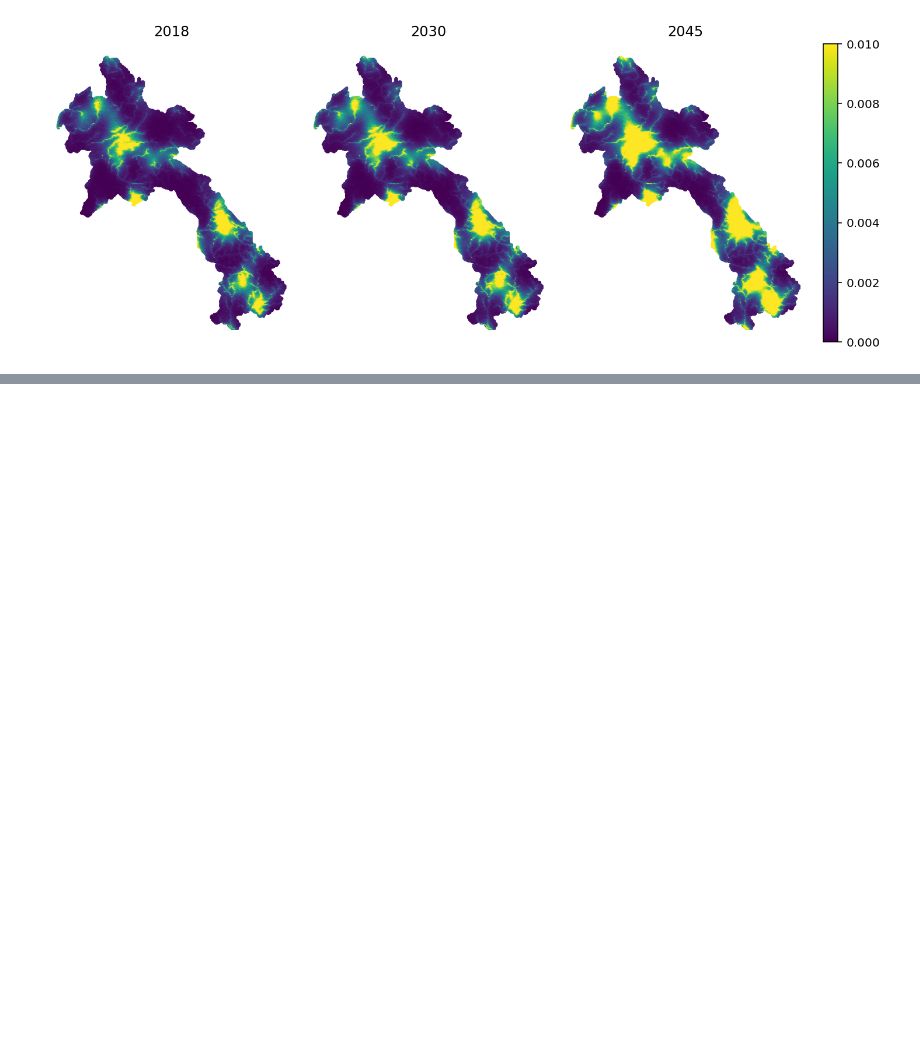
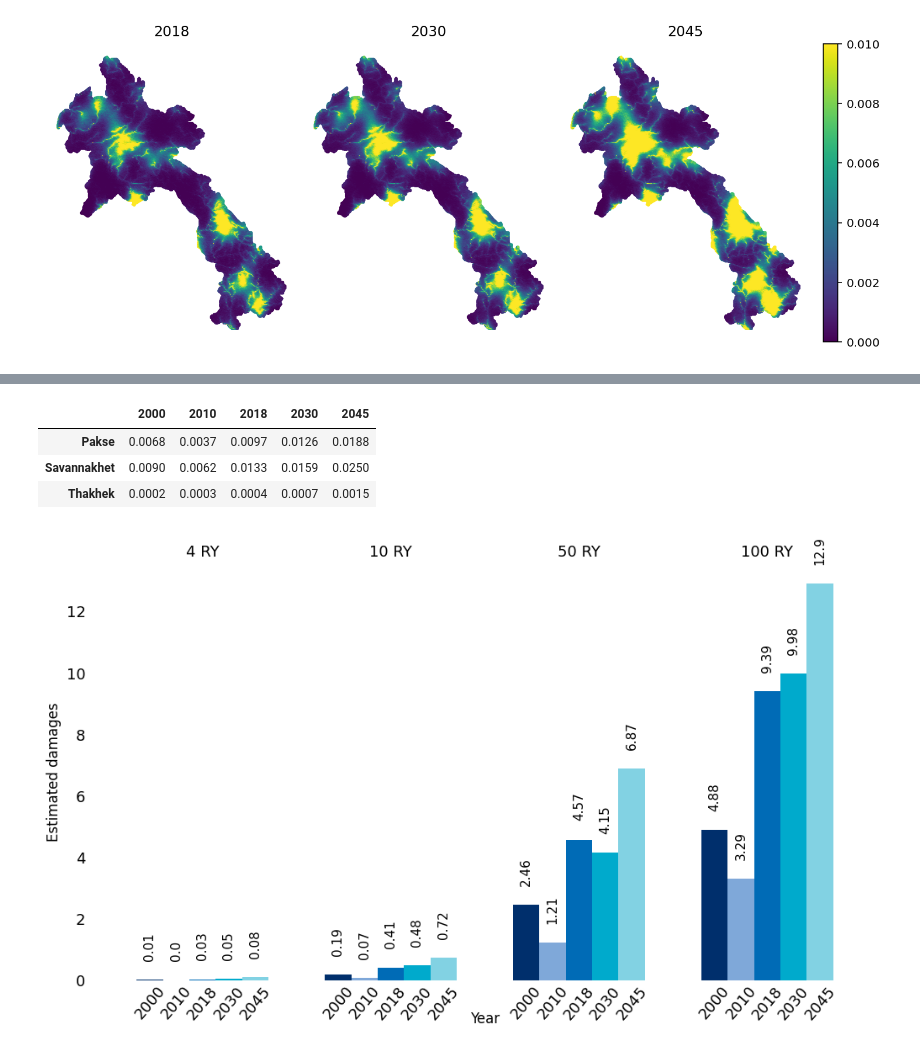
Before and after one commit to jessegrabowski/laos-climate-change, a Jupyter notebook: notebooks/final_paper/05b_geo_model_laos_neigh.ipynb, the cells around one changed output, grey strips where cells are left out. Drawn from its saved outputs; the diff is of its cells as text; code cells hidden in the pictures; blank space fills up the shorter version.

```diff
--- a/notebooks/final_paper/05b_geo_model_laos_neigh.ipynb
+++ b/notebooks/final_paper/05b_geo_model_laos_neigh.ipynb
@@ -800,0 +867,65 @@ for year, n in zip(years_plot, range(0,3) ):
+# %%
+places_prob = pd.DataFrame(index=best_loc_index.keys())
+for year in [2000, 2010, 2018, 2030, 2045]:
+    for place in list(best_loc_index.keys()):
+        places_prob.loc[place, year] = model_sea_full_predictions_geo_laos[year]['y_hat'].loc[best_loc_index[place], :]['yhat_freq']
+
+places_prob
+# %% [output]
+|  | 2000 | 2010 | 2018 | 2030 | 2045 |
+| Pakse | 0.0068 | 0.0037 | 0.0097 | 0.0126 | 0.0188 |
+| Savannakhet | 0.0090 | 0.0062 | 0.0133 | 0.0159 | 0.0250 |
+| Thakhek | 0.0002 | 0.0003 | 0.0004 | 0.0007 | 0.0015 |
+# %%
+import matplotlib.pyplot as plt
+import numpy as np
+years_plot = [2000, 2010, 2018, 2030, 2045]
+
+OECD_colors = ["#002F6C", "#7FA8D9", "#006BB6", "#00AACC", "#82D2E3"]
+
+fig, axes = plt.subplots(1, 1, figsize=(10, 6), sharex=True)
+
+data_plot = return_years_pakse.head(4).reset_index().sort_index(ascending=False).set_index('return_years')
+
+bars = data_plot.plot(
+    kind='bar',
+    ax=axes,
+    color=OECD_colors,
+    width=0.7
+)
+
+# Add value labels with vertical separation
+label_offset_a = 0.7
+label_offset_b = 0.1
+
+for bar_container in bars.containers:
+    for i, bar in enumerate(bar_container):
+        height = bar.get_height()
+        x_pos = bar.get_x() + bar.get_width() / 2
+        y_pos = height + label_offset_a
+
+        formatted_height = f"{round(height, 2):,}".replace(",", " ")
+
+        axes.text(x_pos, y_pos, formatted_height,
+                  fontsize=11, color='black', ha='center', rotation=90)
+
+# Add year labels below each bar
+for bar_container, year in zip(bars.containers, years_plot):
+    for bar in bar_container:
+        height = bar.get_height()
+        x_pos = bar.get_x() + bar.get_width() / 2
+        y_pos = -label_offset_b
+        axes.text(x_pos, y_pos, f'{year}', fontsize=13, color='black', ha='center', va='top', rotation=50)
+
+axes.get_legend().remove()
+
+axes.set_ylabel('Estimated damages', fontsize=12)
+axes.set_xlabel('Year', fontsize=12, labelpad=-410)
+axes.tick_params(axis='both', which='major', labelsize=13, length=0)
+axes.set_xticklabels(axes.get_xticklabels(), rotation=0)
+axes.xaxis.set_ticks_position('top')
+axes.xaxis.set_label_position('top');
+
+# fig.savefig(here('notebooks/final_paper/figures_and_plots/results') / 'pakse_return_years.png', format='png', bbox_inches='tight');
+# %% [output]
+[figure, added]
```
Also changed, not shown: parts of 7 cells of this notebook, 13 other files.
